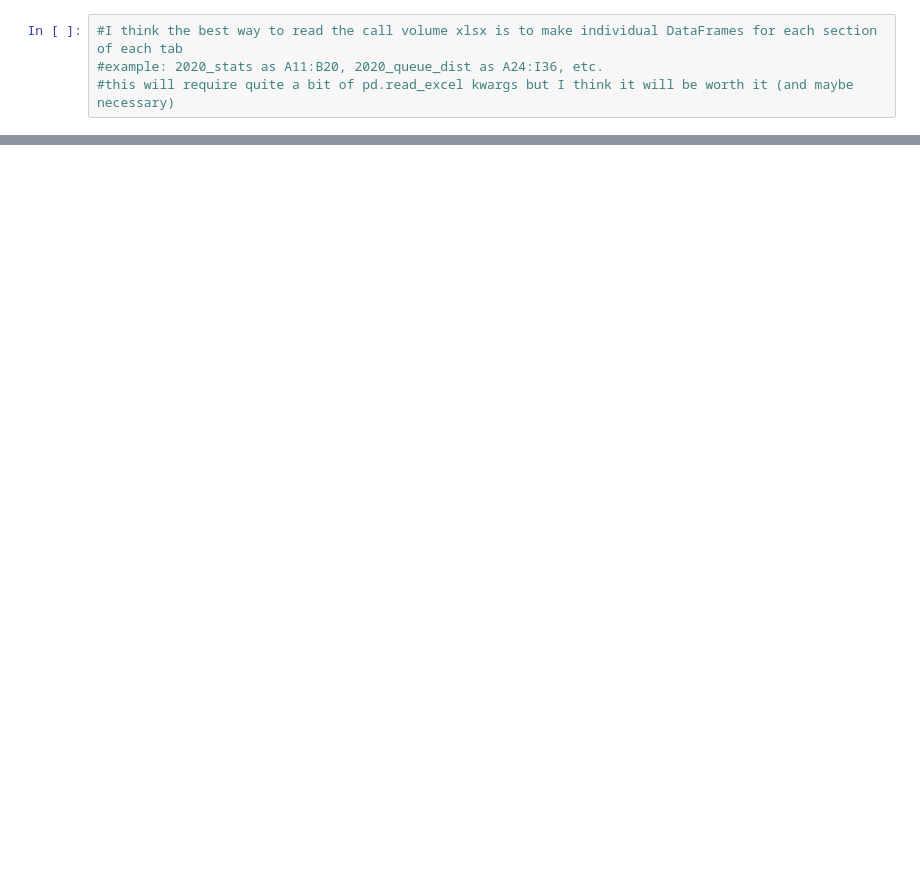
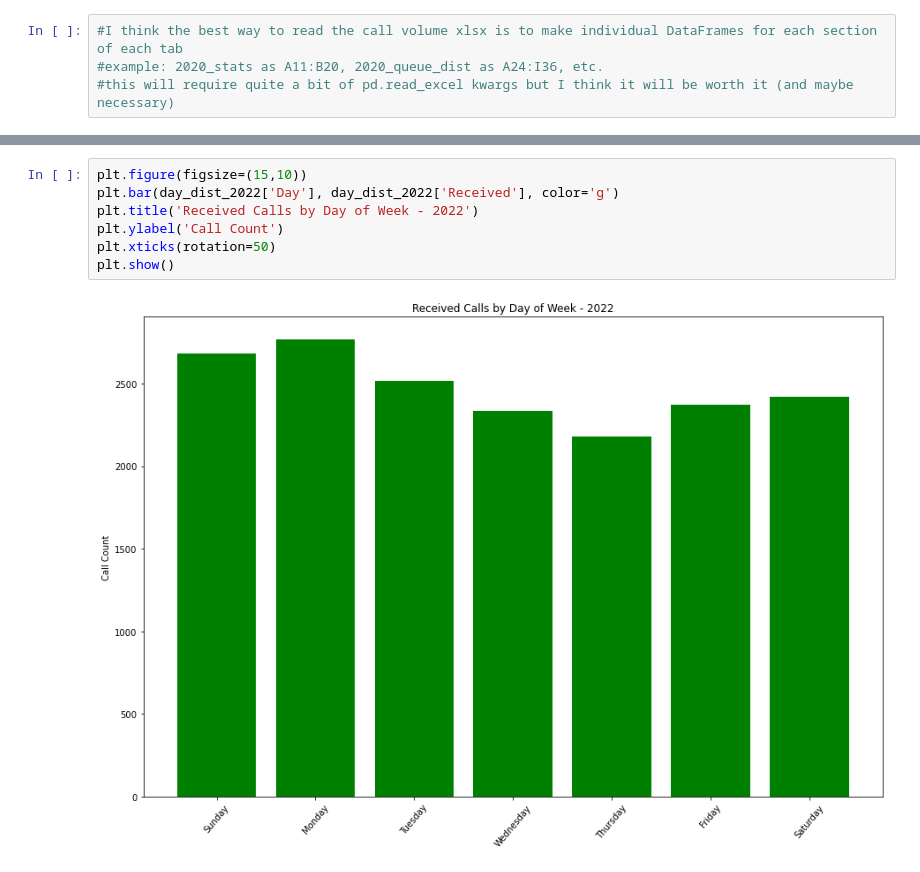
Before and after one commit to NSS-Data-Analytics-Cohort-6/fcs-crisis-sailing-the-seaborn, a Jupyter notebook: notebooks/EDA_fcs_crisis_abi.ipynb, the cells around one changed output, grey strips where cells are left out. Saved outputs shown, nothing was run; the diff lists cells and outputs as text; blank space fills up the shorter version.

```diff
--- a/notebooks/EDA_fcs_crisis_abi.ipynb
+++ b/notebooks/EDA_fcs_crisis_abi.ipynb
@@ -142,0 +538,9 @@ abandon_rate_2022
+# %%
+plt.figure(figsize=(15,10))
+plt.bar(day_dist_2022['Day'], day_dist_2022['Received'], color='g')
+plt.title('Received Calls by Day of Week - 2022')
+plt.ylabel('Call Count')
+plt.xticks(rotation=50)
+plt.show()
+# %% [output]
+[figure, added]
```
Also changed, not shown: parts of 60 cells of this notebook.
